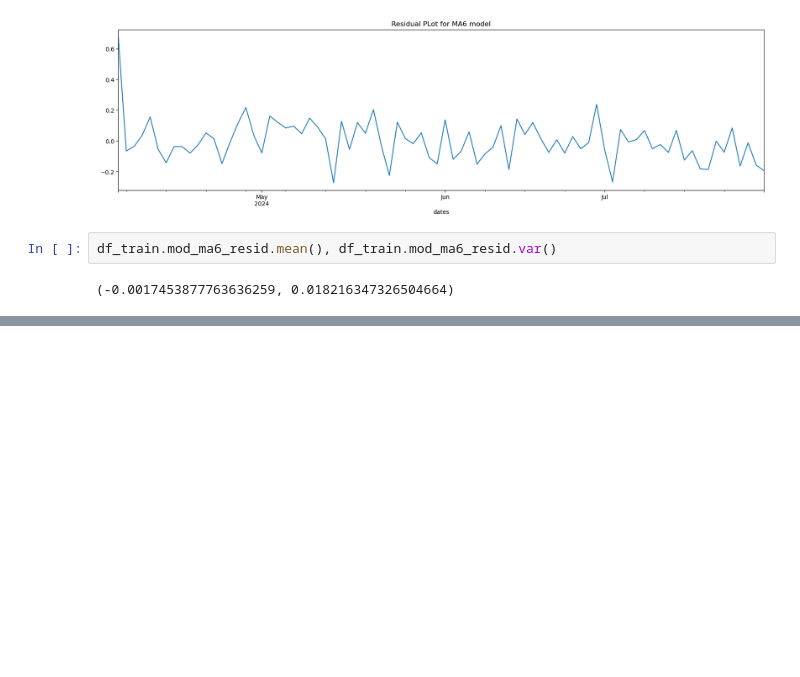
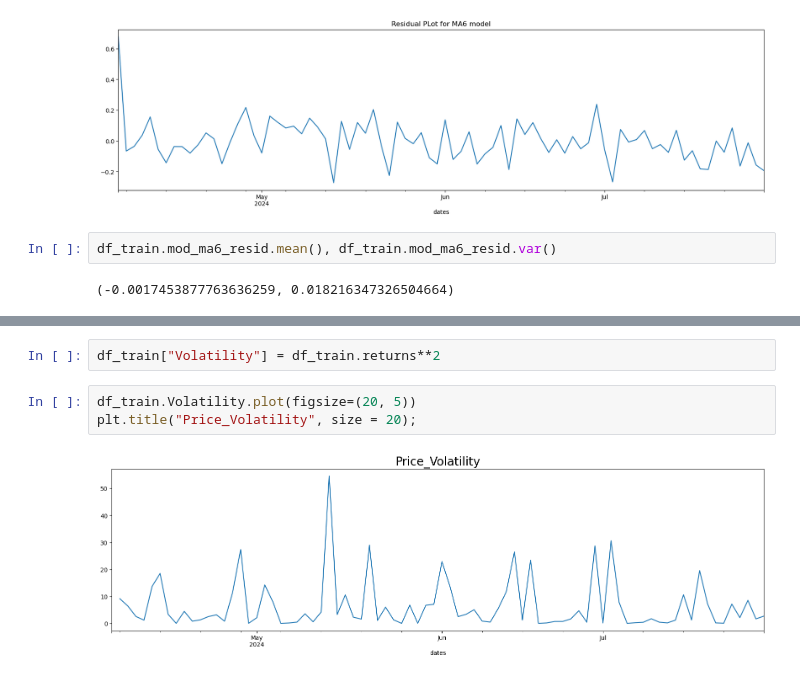
Before and after one commit to Nifoluwa/ML_for_finance, a Jupyter notebook: Time_Series/Walkthrough.ipynb, the cells around one changed output, grey strips where cells are left out. Cells and saved outputs as stored; diff of their text form; blank space fills up the shorter version.

```diff
--- a/Time_Series/Walkthrough.ipynb
+++ b/Time_Series/Walkthrough.ipynb
@@ -473,0 +557,7 @@ df_train.mod_ma6_resid.mean(), df_train.mod_ma6_resid.var()
+# %%
+df_train["Volatility"] = df_train.returns**2
+# %%
+df_train.Volatility.plot(figsize=(20, 5))
+plt.title("Price_Volatility", size = 20);
+# %% [output]
+[figure, added]
```
Also changed, not shown: parts of 69 cells of this notebook, 2 other files.
